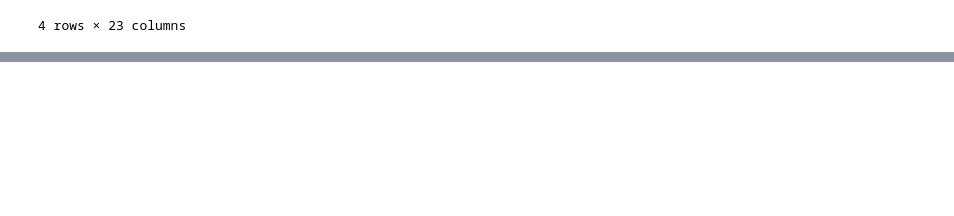
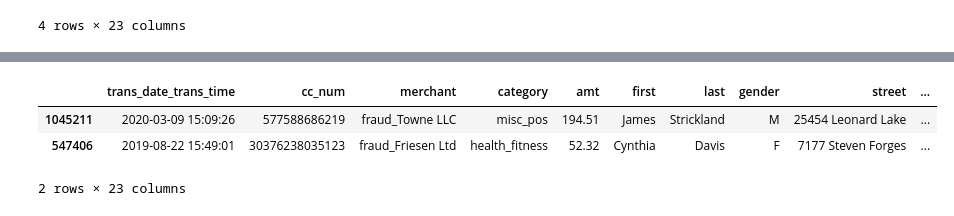
Before and after one commit to ZeeTsing/IS5126_final_group, a Jupyter notebook: notebook/Quickstart Kaggle data + simple EDA.ipynb, the cells around one changed output, grey strips where cells are left out. Cells and saved outputs as stored; diff of their text form; code cells hidden in the pictures; blank space fills up the shorter version.

```diff
--- a/notebook/Quickstart Kaggle data + simple EDA.ipynb
+++ b/notebook/Quickstart Kaggle data + simple EDA.ipynb
@@ -248,0 +278,7 @@ sample_df
+# %%
+testdf[testdf.is_fraud==0][:2]
+# %% [output]
+|  | trans_date_trans_time | cc_num | merchant | category | amt | first | last | gender | street | ... |
+| 1045211 | 2020-03-09 15:09:26 | 577588686219 | fraud_Towne LLC | misc_pos | 194.51 | James | Strickland | M | 25454 Leonard Lake | ... |
+| 547406 | 2019-08-22 15:49:01 | 30376238035123 | fraud_Friesen Ltd | health_fitness | 52.32 | Cynthia | Davis | F | 7177 Steven Forges | ... |
+2 rows × 23 columns
```
Also changed, not shown: parts of 6 cells of this notebook.
